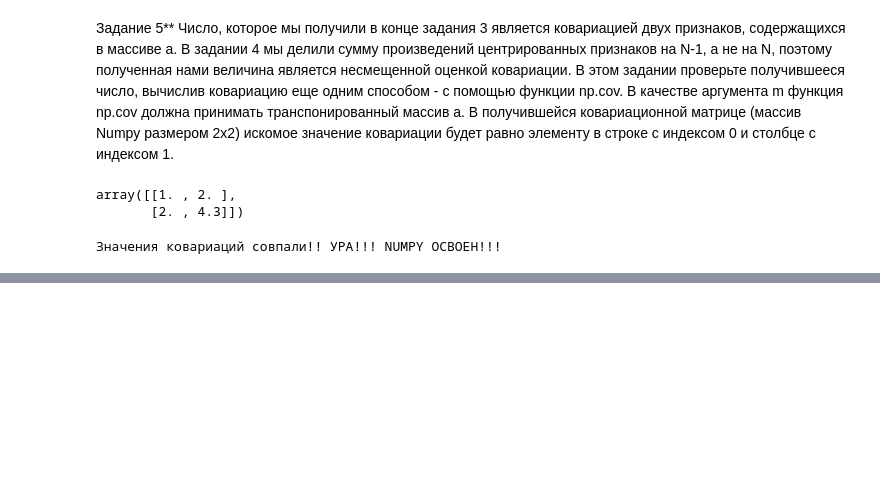
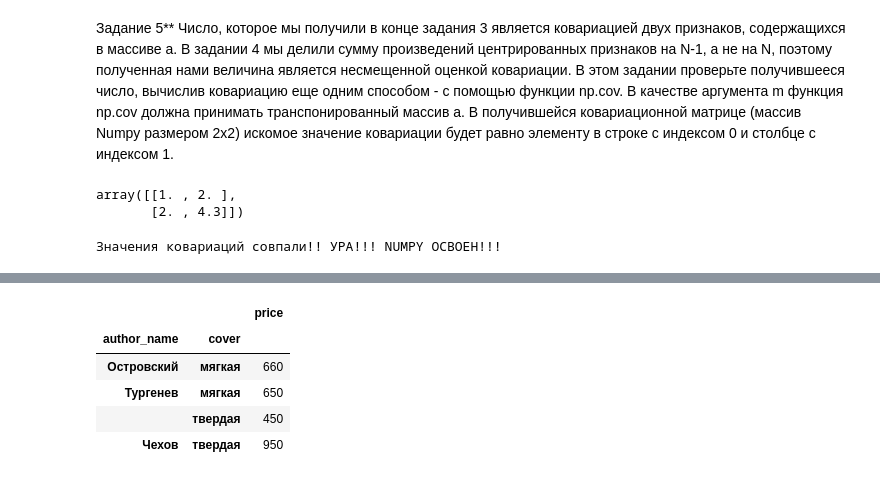
Before and after one commit to cheef78/PytForDS, a Jupyter notebook: less2.ipynb, the cells around one changed output, grey strips where cells are left out. Cells and saved outputs as stored; diff of their text form; code cells hidden in the pictures; blank space fills up the shorter version.

```diff
--- a/less2.ipynb
+++ b/less2.ipynb
@@ -347,0 +447,11 @@ else:
+# %%
+book_info = pd.pivot_table(authors_price, values=['price'], index=['author_name','cover'], aggfunc={'price': sum})
+# %%
+book_info
+# %% [output]
+|  |  | price |
+| author_name | cover |  |
+| Островский | мягкая | 660 |
+| Тургенев | мягкая | 650 |
+|  | твердая | 450 |
+| Чехов | твердая | 950 |
```
Also changed, not shown: parts of 16 cells of this notebook, 1 other file.
